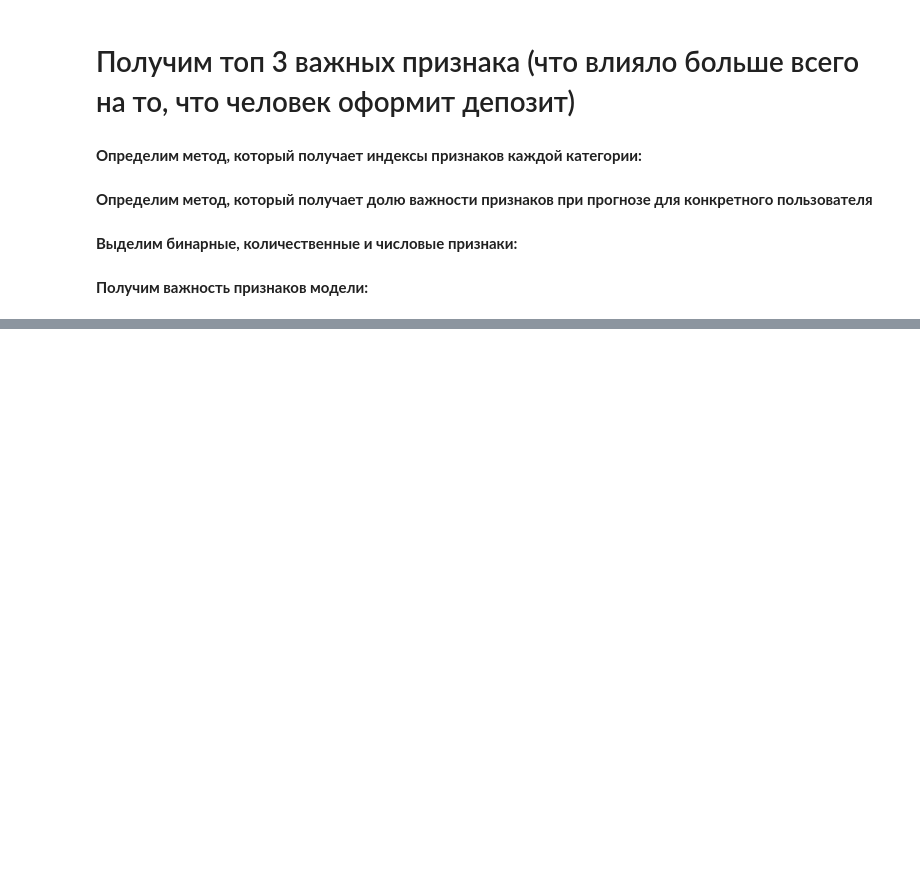
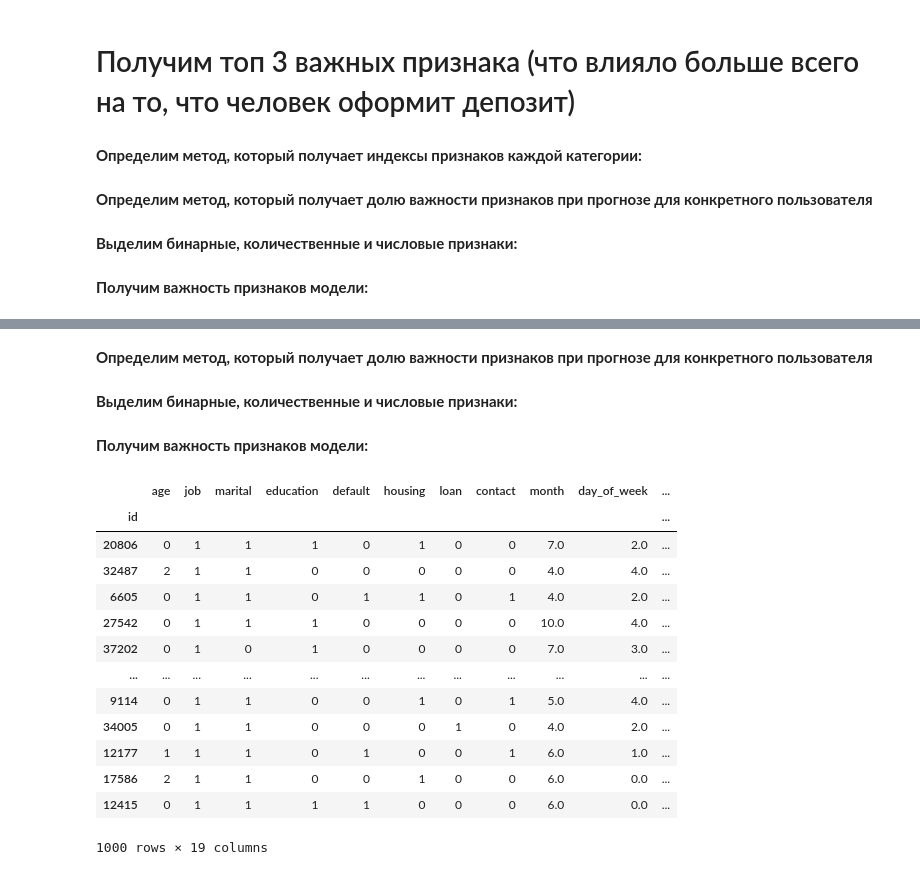
Before and after one commit to Ekzz0/TermDepositClassificationService, a Jupyter notebook: ML/example.ipynb, the cells around one changed output, grey strips where cells are left out. Cells and saved outputs as stored; diff of their text form; code cells hidden in the pictures; blank space fills up the shorter version.

```diff
--- a/ML/example.ipynb
+++ b/ML/example.ipynb
@@ -117,0 +164,2 @@ nr.employed       1.000000
+# %% [markdown]
+**Определим метод, который получает долю важности признаков при прогнозе для конкретного пользователя**
@@ -117,0 +178,2 @@ nr.employed       1.000000
+# %% [markdown]
+**Выделим бинарные, количественные и числовые признаки:**
@@ -117,0 +184,22 @@ nr.employed       1.000000
+# %% [markdown]
+**Получим важность признаков модели:**
+# %%
+fi = model.model.feature_importances_
+imp_test = test_data.drop(columns='y')
+# %%
+imp_test
+# %% [output]
+|  | age | job | marital | education | default | housing | loan | contact | month | day_of_week | ... |
+| id |  |  |  |  |  |  |  |  |  |  | ... |
+| 20806 | 0 | 1 | 1 | 1 | 0 | 1 | 0 | 0 | 7.0 | 2.0 | ... |
+| 32487 | 2 | 1 | 1 | 0 | 0 | 0 | 0 | 0 | 4.0 | 4.0 | ... |
+| 6605 | 0 | 1 | 1 | 0 | 1 | 1 | 0 | 1 | 4.0 | 2.0 | ... |
+| 27542 | 0 | 1 | 1 | 1 | 0 | 0 | 0 | 0 | 10.0 | 4.0 | ... |
+| 37202 | 0 | 1 | 0 | 1 | 0 | 0 | 0 | 0 | 7.0 | 3.0 | ... |
+| ... | ... | ... | ... | ... | ... | ... | ... | ... | ... | ... | ... |
+| 9114 | 0 | 1 | 1 | 0 | 0 | 1 | 0 | 1 | 5.0 | 4.0 | ... |
+| 34005 | 0 | 1 | 1 | 0 | 0 | 0 | 1 | 0 | 4.0 | 2.0 | ... |
+| 12177 | 1 | 1 | 1 | 0 | 1 | 0 | 0 | 1 | 6.0 | 1.0 | ... |
+| 17586 | 2 | 1 | 1 | 0 | 0 | 1 | 0 | 0 | 6.0 | 0.0 | ... |
+| 12415 | 0 | 1 | 1 | 1 | 1 | 0 | 0 | 0 | 6.0 | 0.0 | ... |
+1000 rows × 19 columns
```
Also changed, not shown: parts of 13 cells of this notebook, 3 other files.
